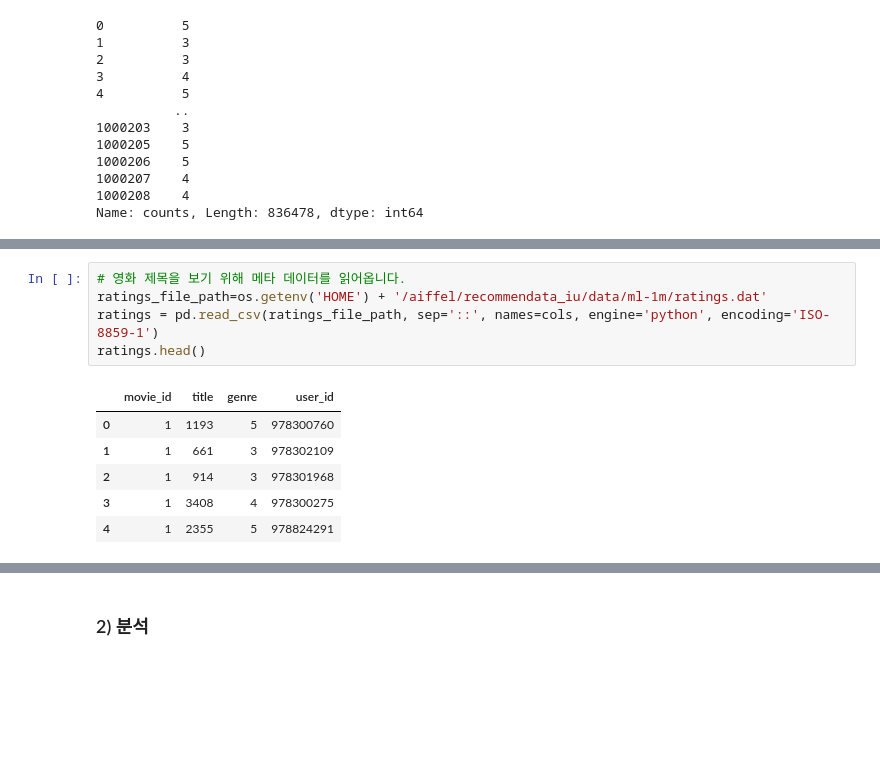
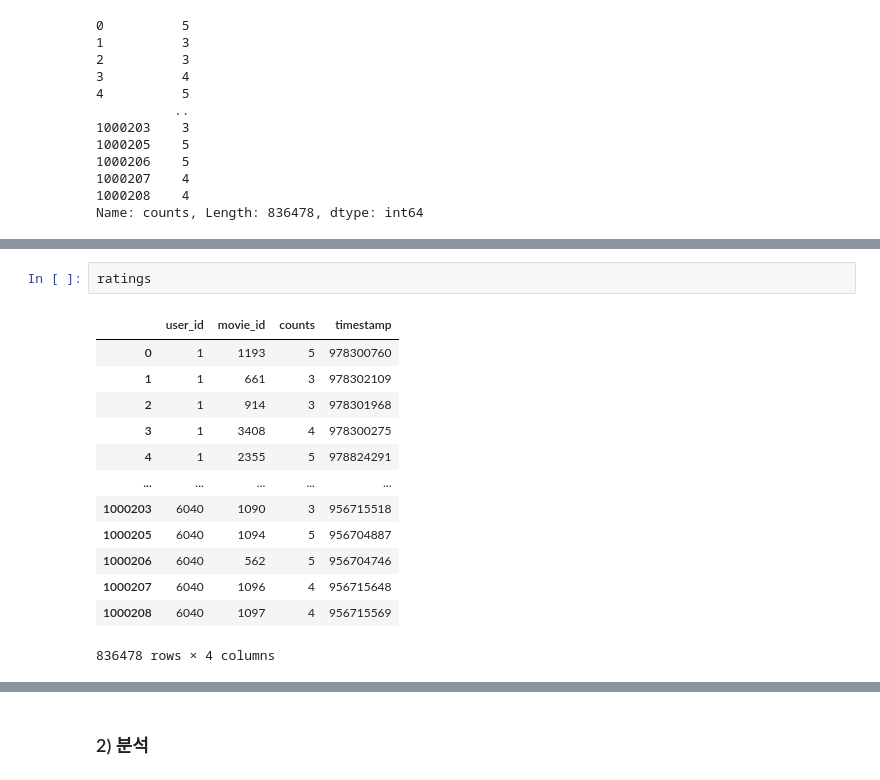
Before and after one commit to SimDrone/aiffel_explorations, a Jupyter notebook: exploration 14_아이유 팬이 좋아할만한 다른 아티스트 찾기.ipynb, the cells around one changed output, grey strips where cells are left out. Cells and saved outputs as stored; diff of their text form; blank space fills up the shorter version.

```diff
--- a/exploration 14_아이유 팬이 좋아할만한 다른 아티스트 찾기.ipynb
+++ b/exploration 14_아이유 팬이 좋아할만한 다른 아티스트 찾기.ipynb
@@ -239,12 +59,16 @@ movies.head()
-# %%
-# 영화 제목을 보기 위해 메타 데이터를 읽어옵니다.
-ratings_file_path=os.getenv('HOME') + '/aiffel/recommendata_iu/data/ml-1m/ratings.dat'
-ratings = pd.read_csv(ratings_file_path, sep='::', names=cols, engine='python', encoding='ISO-8859-1')
-ratings.head()
-# %% [output]
-|  | movie_id | title | genre | user_id |
-| 0 | 1 | 1193 | 5 | 978300760 |
-| 1 | 1 | 661 | 3 | 978302109 |
-| 2 | 1 | 914 | 3 | 978301968 |
-| 3 | 1 | 3408 | 4 | 978300275 |
-| 4 | 1 | 2355 | 5 | 978824291 |
+# %%
+ratings
+# %% [output]
+|  | user_id | movie_id | counts | timestamp |
+| 0 | 1 | 1193 | 5 | 978300760 |
+| 1 | 1 | 661 | 3 | 978302109 |
+| 2 | 1 | 914 | 3 | 978301968 |
+| 3 | 1 | 3408 | 4 | 978300275 |
+| 4 | 1 | 2355 | 5 | 978824291 |
+| ... | ... | ... | ... | ... |
+| 1000203 | 6040 | 1090 | 3 | 956715518 |
+| 1000205 | 6040 | 1094 | 5 | 956704887 |
+| 1000206 | 6040 | 562 | 5 | 956704746 |
+| 1000207 | 6040 | 1096 | 4 | 956715648 |
+| 1000208 | 6040 | 1097 | 4 | 956715569 |
+836478 rows × 4 columns
```
Also changed, not shown: parts of 71 cells of this notebook.
